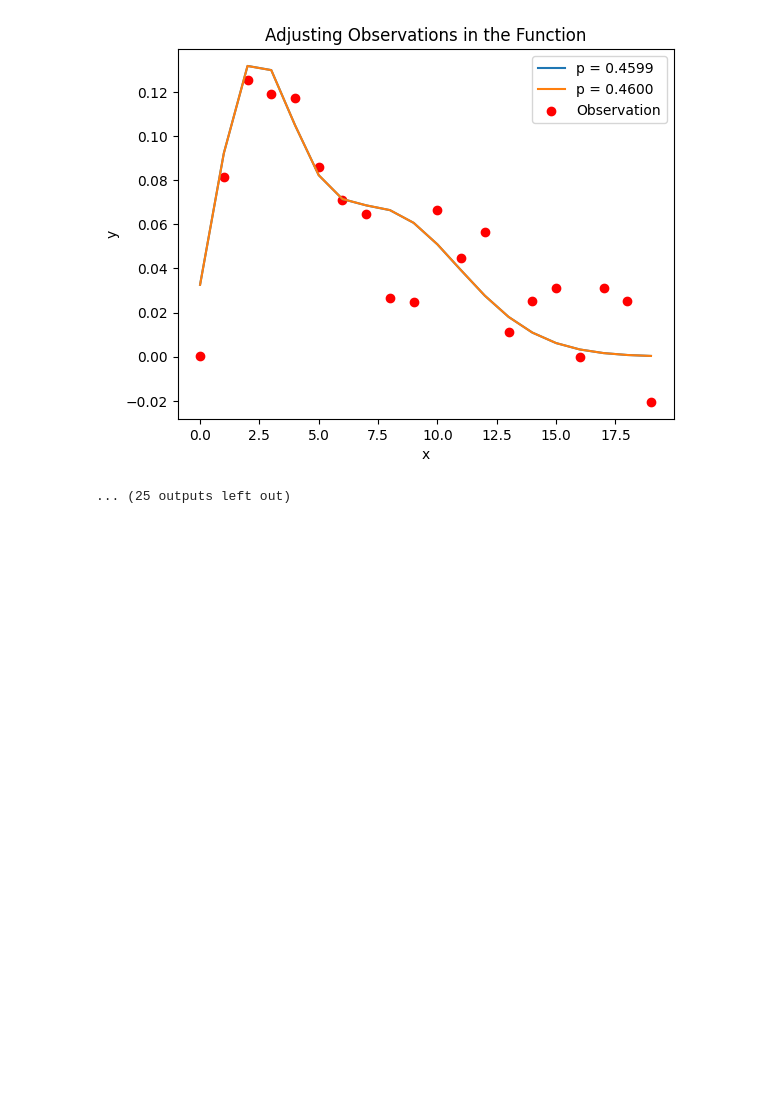
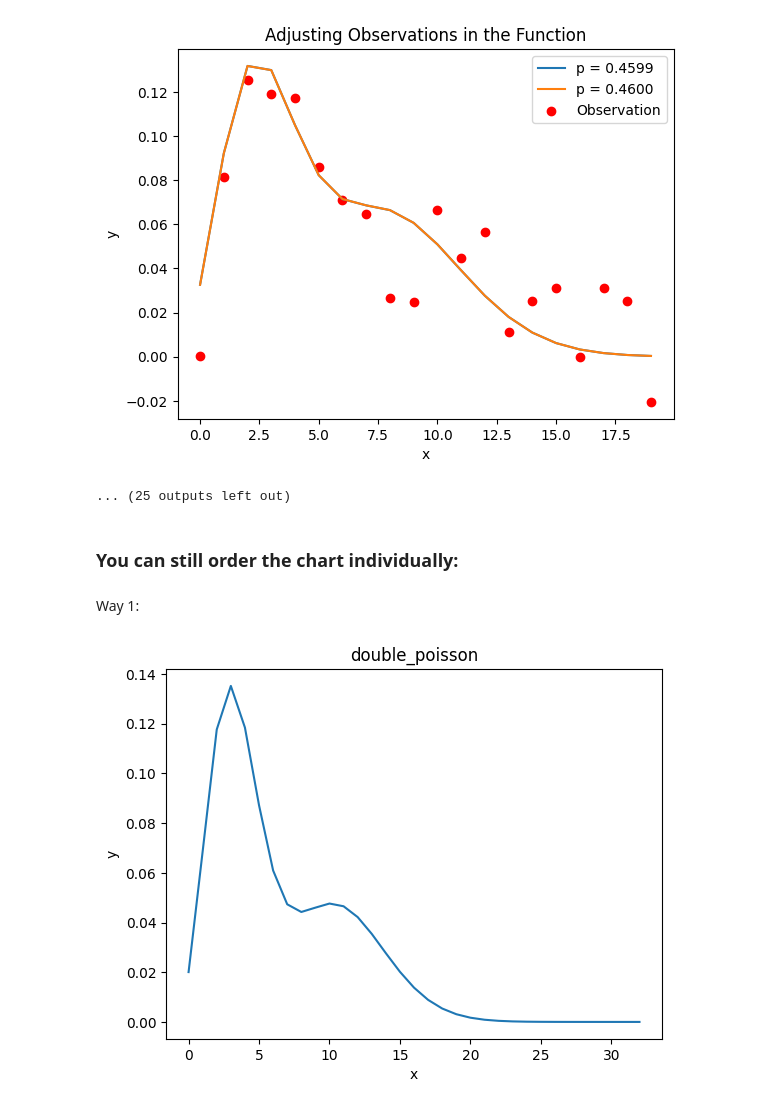
Before and after one commit to IanAguiar-ai/Discrete_Functions_Action_Integration_Hub, a Jupyter notebook: Example/Example_Discrete_Functions_Action_Integration_Hub.ipynb, the cells around one changed output. Drawn from its saved outputs; the diff is of its cells as text; code cells hidden in the pictures; blank space fills up the shorter version.

```diff
--- a/Example/Example_Discrete_Functions_Action_Integration_Hub.ipynb
+++ b/Example/Example_Discrete_Functions_Action_Integration_Hub.ipynb
@@ -183,3 +183,11 @@ Upper Limit = 2.810781478881836
 Finding parameters for the p:
 [figure]
 ... (25 outputs left out)
+# %% [markdown]
+### You can still order the chart individually:
+# %% [markdown]
+Way 1:
+# %%
+model_2.plot()
+# %% [output]
+[figure, added]
```
Also changed, not shown: parts of 7 cells of this notebook, 1 other file.
